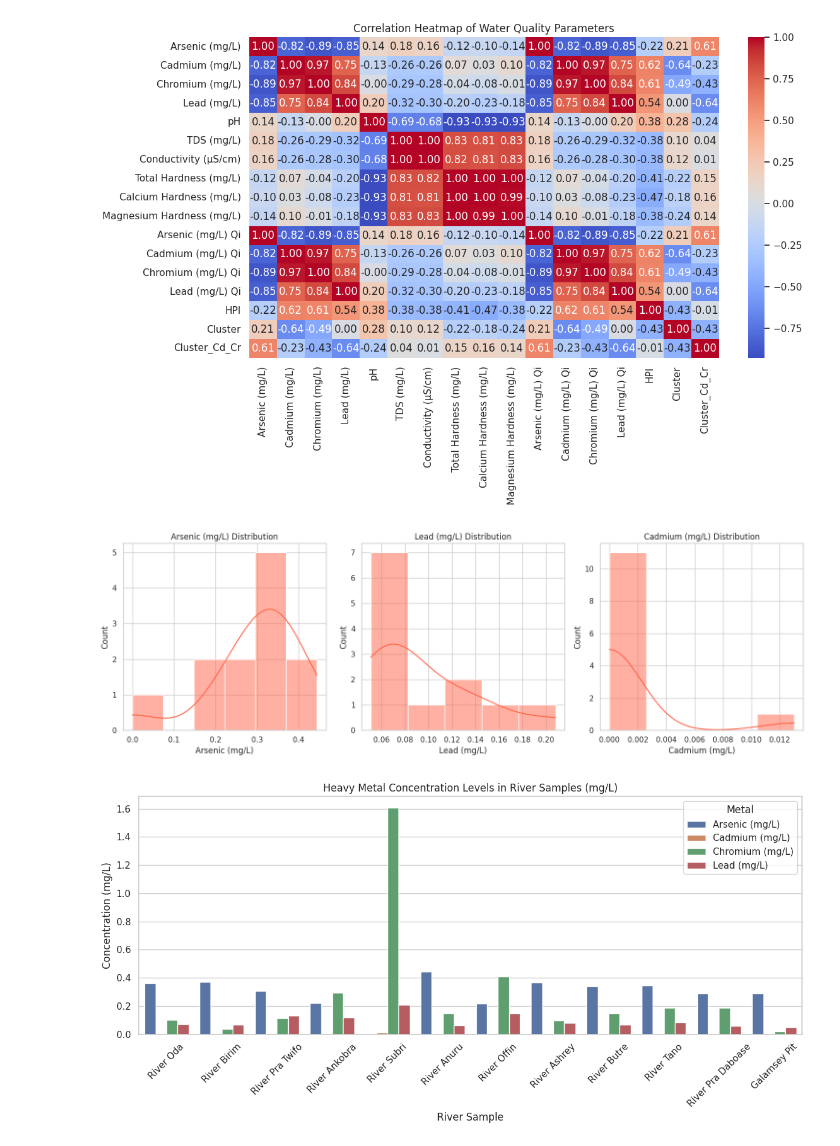
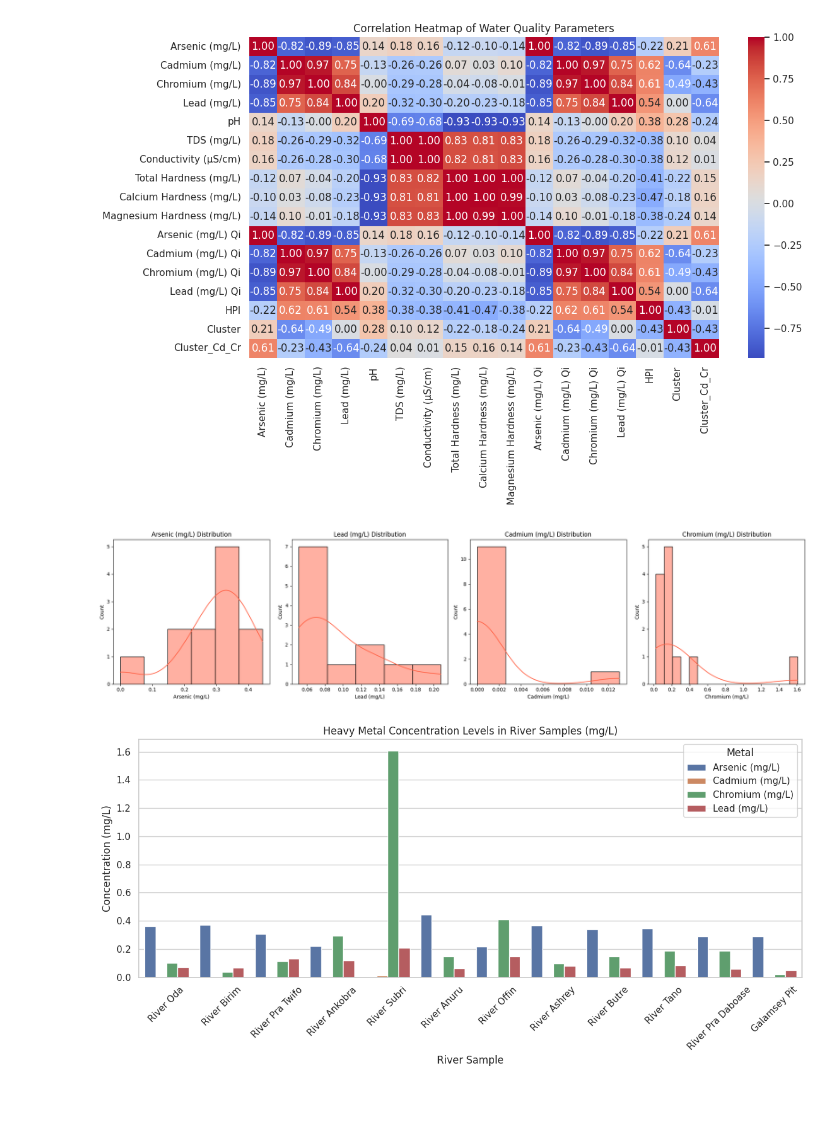
Before and after one commit to Pcosby5/galamsey_hackathon, a Jupyter notebook: analysis.ipynb, the cells around one changed output. Drawn from its saved outputs; the diff is of its cells as text; code cells hidden in the pictures; blank space fills up the shorter version.

```diff
--- a/analysis.ipynb
+++ b/analysis.ipynb
@@ -50,25 +47,27 @@ plt.show()
 [figure]
 # %%
 import os
+import warnings
+warnings.filterwarnings("ignore", category=UserWarning, module='numpy')
 import matplotlib.pyplot as plt
 import seaborn as sns
 
 # Make sure the visuals directory exists
 os.makedirs("visuals", exist_ok=True)
 
-heavy_metals = ["Arsenic (mg/L)", "Lead (mg/L)", "Cadmium (mg/L)"]
+heavy_metals = ["Arsenic (mg/L)", "Lead (mg/L)", "Cadmium (mg/L)", "Chromium (mg/L)"]
 
-plt.figure(figsize=(15, 5))
+plt.figure(figsize=(20, 5))
 for i, metal in enumerate(heavy_metals):
-    plt.subplot(1, 3, i + 1)
+    plt.subplot(1, 4, i + 1)
     sns.histplot(df[metal], kde=True, color="tomato")
     plt.title(f"{metal} Distribution")
 
 plt.tight_layout()
 plt.savefig("visuals/heavy_metals_distribution.png", dpi=300)
 plt.show()
 # %% [output]
-[figure, old version]
+[figure, new version]
 # %%
 import os
 import pandas as pd
```
Also changed, not shown: parts of 1 cell of this notebook, 3 other files.
